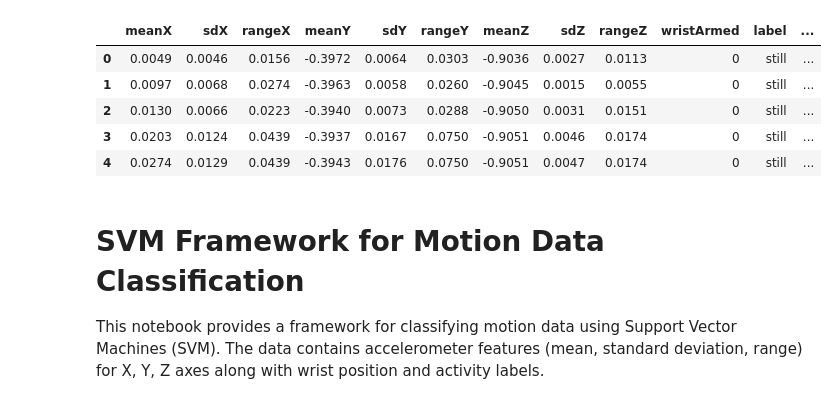
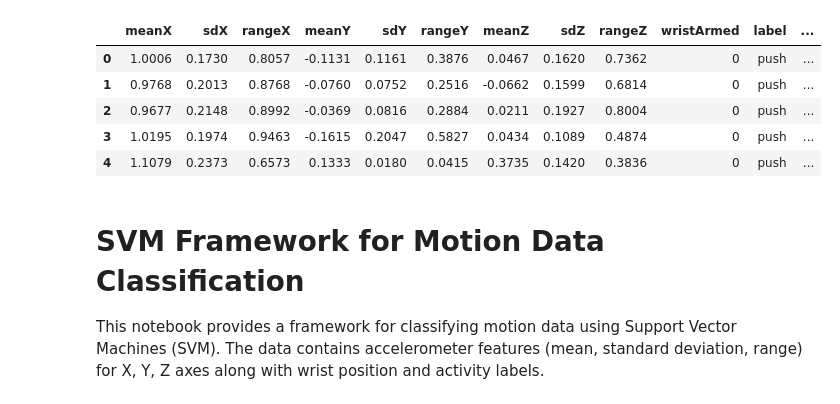
Before and after one commit to sanga5/IAB330, a Jupyter notebook: sketch_oct8a/SVM.ipynb, the cells around one changed output. Drawn from its saved outputs; the diff is of its cells as text; code cells hidden in the pictures.

Commit message:
new data trained ML

```diff
--- a/sketch_oct8a/SVM.ipynb
+++ b/sketch_oct8a/SVM.ipynb
@@ -1,14 +1,14 @@
 # %%
 import pandas as pd
-data = pd.read_csv('Training_data1.csv')
+data = pd.read_csv('n11611553_CombinedTrainingData.csv')
 data.head()
 # %% [output]
 |  | meanX | sdX | rangeX | meanY | sdY | rangeY | meanZ | sdZ | rangeZ | wristArmed | label | ... |
-| 0 | 0.0049 | 0.0046 | 0.0156 | -0.3972 | 0.0064 | 0.0303 | -0.9036 | 0.0027 | 0.0113 | 0 | still | ... |
-| 1 | 0.0097 | 0.0068 | 0.0274 | -0.3963 | 0.0058 | 0.0260 | -0.9045 | 0.0015 | 0.0055 | 0 | still | ... |
-| 2 | 0.0130 | 0.0066 | 0.0223 | -0.3940 | 0.0073 | 0.0288 | -0.9050 | 0.0031 | 0.0151 | 0 | still | ... |
-| 3 | 0.0203 | 0.0124 | 0.0439 | -0.3937 | 0.0167 | 0.0750 | -0.9051 | 0.0046 | 0.0174 | 0 | still | ... |
-| 4 | 0.0274 | 0.0129 | 0.0439 | -0.3943 | 0.0176 | 0.0750 | -0.9051 | 0.0047 | 0.0174 | 0 | still | ... |
+| 0 | 1.0006 | 0.1730 | 0.8057 | -0.1131 | 0.1161 | 0.3876 | 0.0467 | 0.1620 | 0.7362 | 0 | push | ... |
+| 1 | 0.9768 | 0.2013 | 0.8768 | -0.0760 | 0.0752 | 0.2516 | -0.0662 | 0.1599 | 0.6814 | 0 | push | ... |
+| 2 | 0.9677 | 0.2148 | 0.8992 | -0.0369 | 0.0816 | 0.2884 | 0.0211 | 0.1927 | 0.8004 | 0 | push | ... |
+| 3 | 1.0195 | 0.1974 | 0.9463 | -0.1615 | 0.2047 | 0.5827 | 0.0434 | 0.1089 | 0.4874 | 0 | push | ... |
+| 4 | 1.1079 | 0.2373 | 0.6573 | 0.1333 | 0.0180 | 0.0415 | 0.3735 | 0.1420 | 0.3836 | 0 | push | ... |
 # %% [markdown]
 # SVM Framework for Motion Data Classification
 
```
Also changed, not shown: parts of 3 cells of this notebook, 6 other files.
